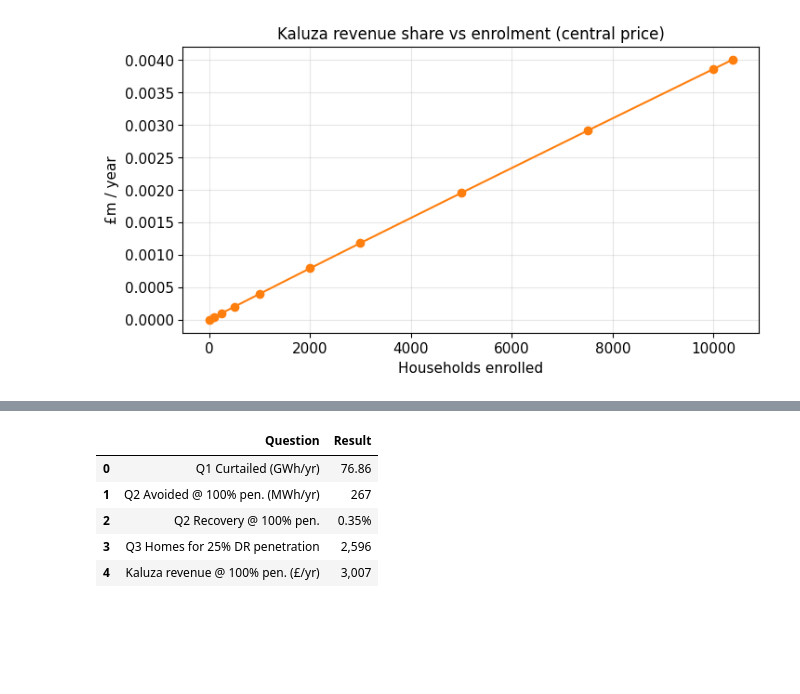
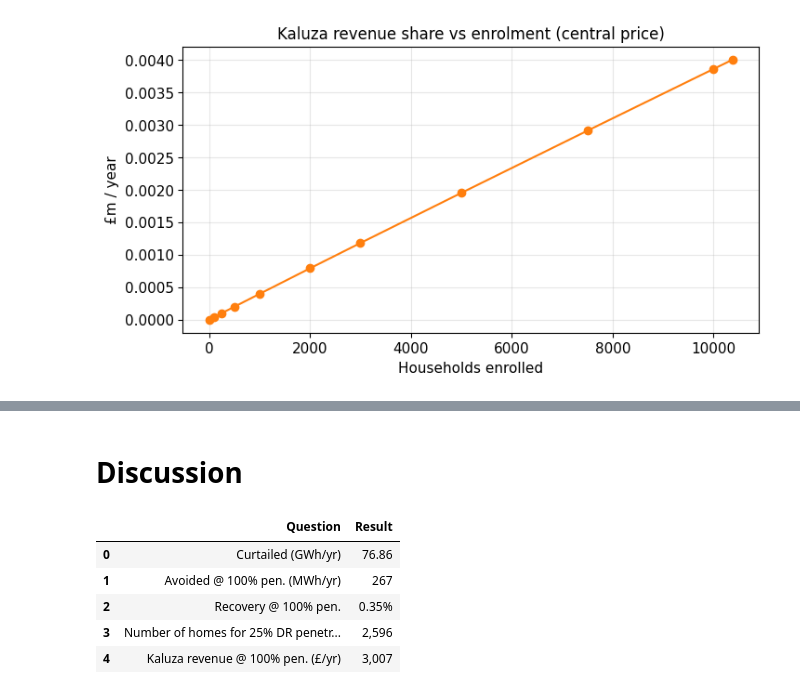
Before and after one commit to AreedAdmin/AiB-Capstone, a Jupyter notebook: report.ipynb, the cells around one changed output, grey strips where cells are left out. Cells and saved outputs as stored; diff of their text form; code cells hidden in the pictures; blank space fills up the shorter version.

```diff
--- a/report.ipynb
+++ b/report.ipynb
@@ -1351,22 +1329,24 @@ plt.show()
-# %%
-summary_df = pd.DataFrame({
-    "Question": ["Q1 Curtailed (GWh/yr)", "Q2 Avoided @ 100% pen. (MWh/yr)",
-                 "Q2 Recovery @ 100% pen.", "Q3 Homes for 25% DR penetration",
-                 "Kaluza revenue @ 100% pen. (£/yr)"],
-    "Result": [
-        f"{gwh_fleet:.2f}",
-        f"{full_avoided:.0f}",
-        f"{100 * full_avoided / mwh_fleet:.2f}%",
-        f"{int(q3_df.loc[q3_df['dr_penetration_target']=='25%', 'households_on_scheme'].iloc[0]):,}",
-        f"{rev_central:,.0f}",
-    ],
-})
-display(summary_df)
-# %% [output]
-|  | Question | Result |
-| 0 | Q1 Curtailed (GWh/yr) | 76.86 |
-| 1 | Q2 Avoided @ 100% pen. (MWh/yr) | 267 |
-| 2 | Q2 Recovery @ 100% pen. | 0.35% |
-| 3 | Q3 Homes for 25% DR penetration | 2,596 |
-| 4 | Kaluza revenue @ 100% pen. (£/yr) | 3,007 |
+# %% [markdown]
+# Discussion
+# %%
+summary_df = pd.DataFrame({
+    "Question": ["Curtailed (GWh/yr)", "Avoided @ 100% pen. (MWh/yr)",
+                 "Recovery @ 100% pen.", "Number of homes for 25% DR penetration",
+                 "Kaluza revenue @ 100% pen. (£/yr)"],
+    "Result": [
+        f"{gwh_fleet:.2f}",
+        f"{full_avoided:.0f}",
+        f"{100 * full_avoided / mwh_fleet:.2f}%",
+        f"{int(q3_df.loc[q3_df['dr_penetration_target']=='25%', 'households_on_scheme'].iloc[0]):,}",
+        f"{rev_central:,.0f}",
+    ],
+})
+display(summary_df)
+# %% [output]
+|  | Question | Result |
+| 0 | Curtailed (GWh/yr) | 76.86 |
+| 1 | Avoided @ 100% pen. (MWh/yr) | 267 |
+| 2 | Recovery @ 100% pen. | 0.35% |
+| 3 | Number of homes for 25% DR penetr... | 2,596 |
+| 4 | Kaluza revenue @ 100% pen. (£/yr) | 3,007 |
 # %% [markdown]
```
Also changed, not shown: parts of 23 cells of this notebook, 1 other file.
